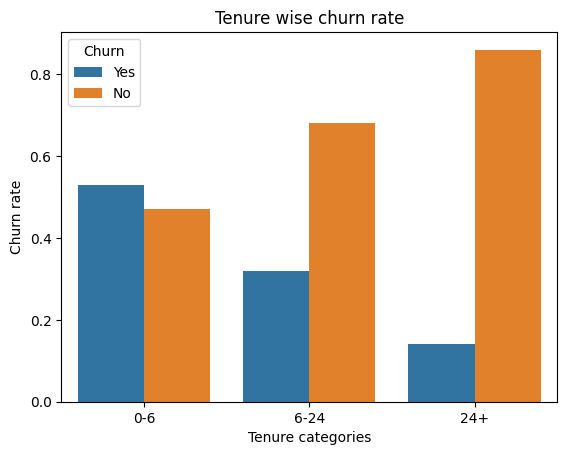
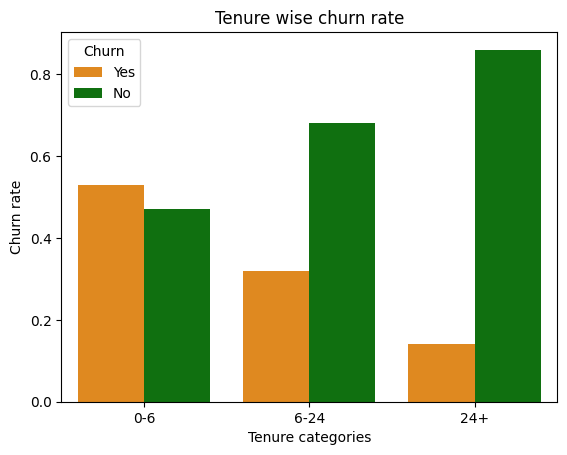
Unified diff of the notebook cell whose output changed from the first chart to the second:
--- before
+++ after
@@ -1,5 +1,5 @@
 ## Visualize it
 plt.figure()
-sns.barplot(data=tenure_wise_churn_rate, x='tenure', y='churn_rate', order=['0-6', '6-24', '24+'], hue='Churn')
+sns.barplot(data=tenure_wise_churn_rate, x='tenure', y='churn_rate', order=['0-6', '6-24', '24+'], hue='Churn', palette=['darkorange', 'green'], )
 plt.title('Tenure wise churn rate')
 plt.xlabel('Tenure categories')

Commit: modify files